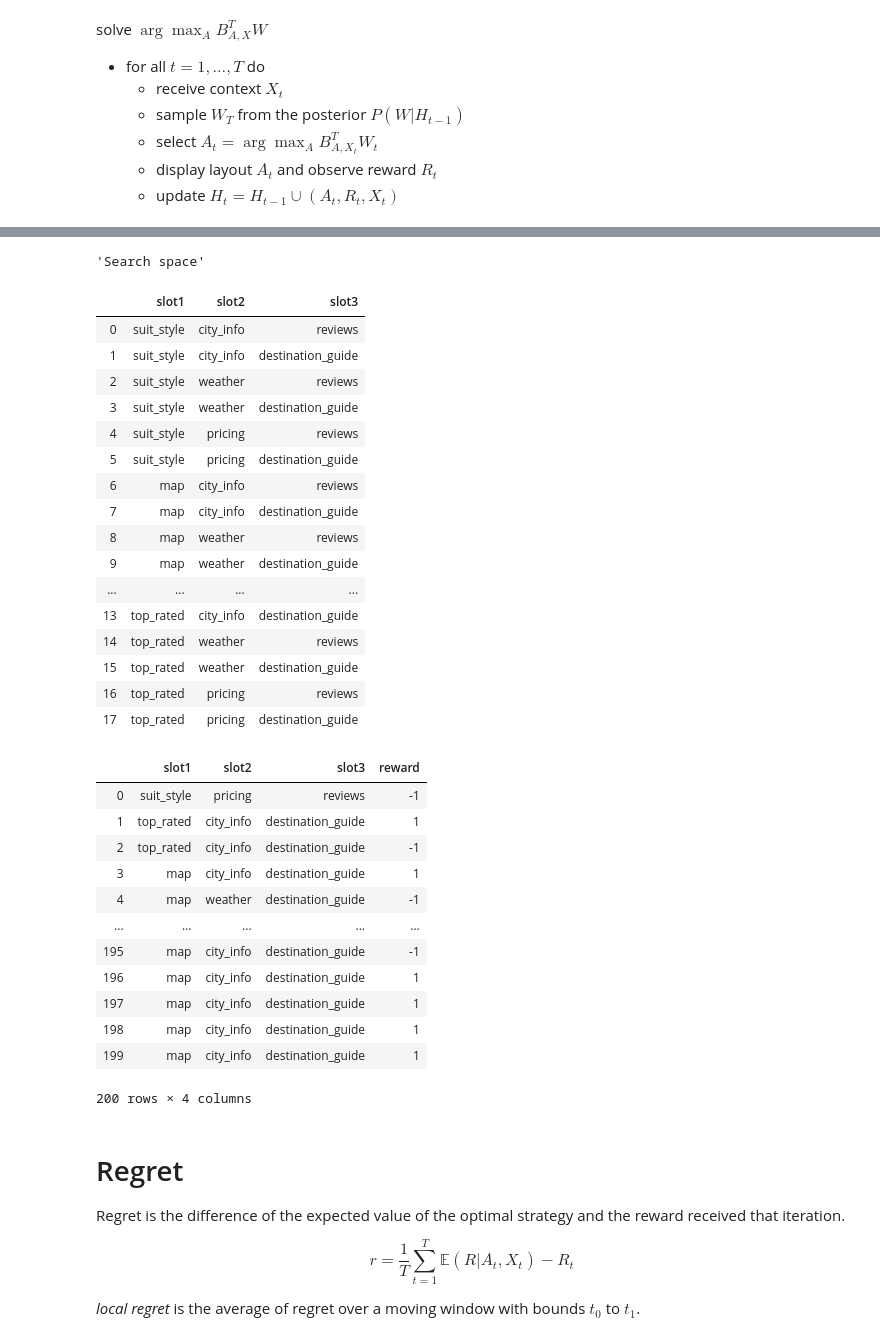
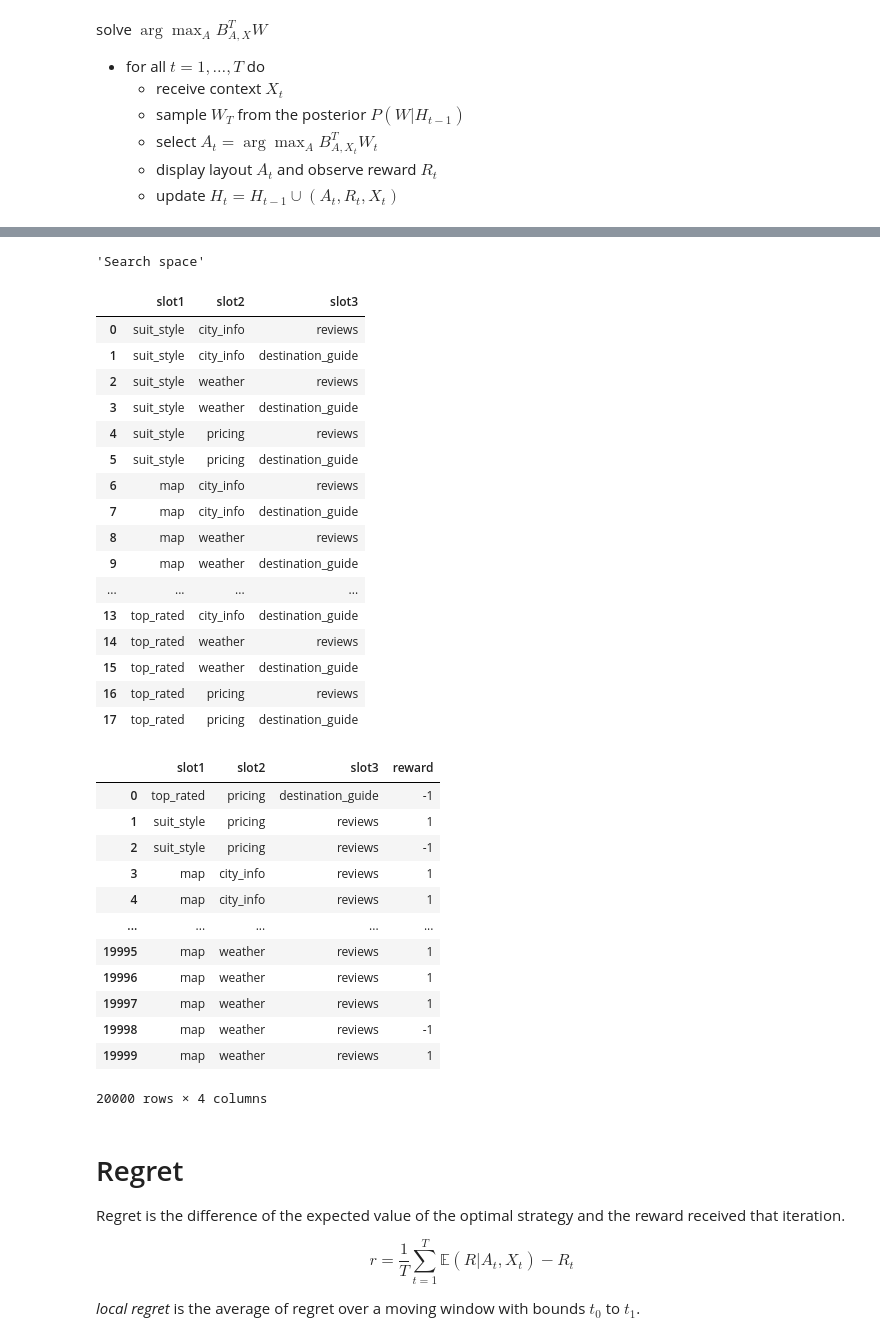
Before and after one commit to rfdickerson/multiarmed-bandits, a Jupyter notebook: bandits.ipynb, the cells around one changed output, grey strips where cells are left out. Drawn from its saved outputs; the diff is of its cells as text; code cells hidden in the pictures.

```diff
--- a/bandits.ipynb
+++ b/bandits.ipynb
@@ -474,12 +474,17 @@ display(H)
 B = np.array(to_features(H))
 
 # compute the weighted sum from model
-c1 = np.dot(w_tilde, B.T)
+c1 = w_tilde @ B.T
 
 # calculate the CDF
 n = norm.cdf(c1)
 
-best_layout = np.argmax(n)
+# use the get the index of the best layout
+best_layout_index = np.argmax(n)
 
-display(b1[best_layout])
+best_layout = B[best_layout_index]
+
+to_categories(best_layout, columns=["slot1", "slot2", "slot3"])
+
+display(best_layout)
 # %% [output]
@@ -510,7 +515,7 @@ def search_space():
     S["slot3"] = S["slot3"].cat.set_categories(choices_slot_3)
     return S
 
-def thompson_step(mu, sigma, H):
+def thompson_step(mu, sigma, H, s):
 
     # get context
 
@@ -519,9 +524,6 @@ def thompson_step(mu, sigma, H):
 
     # generate the search space
     # convert to a matrix
-    S = search_space()
-    St = to_features(S)
-    s = St.values
 
     # compute the posteriors for each
     #s = np.sum(w * s, axis=1)
@@ -548,53 +550,56 @@ def thompson_step(mu, sigma, H):
     return mu, sigma, H
 # %%
 S = search_space()
+St = to_features(S)
+s = St.values
+
 d = 9
-N = 200
+N = 20000
 
 display("Search space", S)
 
 mu = np.zeros(d)
 sigma = np.ones(d)
 
 H = pd.DataFrame(columns=["slot1", "slot2", "slot3", "reward"])
 
 for t in range(N):
-    mu, sigma, H = thompson_step(mu, sigma, H)
+    mu, sigma, H = thompson_step(mu, sigma, H, s)
 
 
 display(H)
 # %% [output]
 'Search space'
 |  | slot1 | slot2 | slot3 |
 | 0 | suit_style | city_info | reviews |
 | 1 | suit_style | city_info | destination_guide |
 | 2 | suit_style | weather | reviews |
 | 3 | suit_style | weather | destination_guide |
 | 4 | suit_style | pricing | reviews |
 | 5 | suit_style | pricing | destination_guide |
 | 6 | map | city_info | reviews |
 | 7 | map | city_info | destination_guide |
 | 8 | map | weather | reviews |
 | 9 | map | weather | destination_guide |
 | ... | ... | ... | ... |
 | 13 | top_rated | city_info | destination_guide |
 | 14 | top_rated | weather | reviews |
 | 15 | top_rated | weather | destination_guide |
 | 16 | top_rated | pricing | reviews |
 | 17 | top_rated | pricing | destination_guide |
 |  | slot1 | slot2 | slot3 | reward |
-| 0 | suit_style | pricing | reviews | -1 |
-| 1 | top_rated | city_info | destination_guide | 1 |
-| 2 | top_rated | city_info | destination_guide | -1 |
-| 3 | map | city_info | destination_guide | 1 |
-| 4 | map | weather | destination_guide | -1 |
+| 0 | top_rated | pricing | destination_guide | -1 |
+| 1 | suit_style | pricing | reviews | 1 |
+| 2 | suit_style | pricing | reviews | -1 |
+| 3 | map | city_info | reviews | 1 |
+| 4 | map | city_info | reviews | 1 |
 | ... | ... | ... | ... | ... |
-| 195 | map | city_info | destination_guide | -1 |
-| 196 | map | city_info | destination_guide | 1 |
-| 197 | map | city_info | destination_guide | 1 |
-| 198 | map | city_info | destination_guide | 1 |
-| 199 | map | city_info | destination_guide | 1 |
+| 19995 | map | weather | reviews | 1 |
+| 19996 | map | weather | reviews | 1 |
+| 19997 | map | weather | reviews | 1 |
+| 19998 | map | weather | reviews | -1 |
+| 19999 | map | weather | reviews | 1 |
-200 rows × 4 columns
+20000 rows × 4 columns
 # %% [markdown]
 # Regret
 
```
Also changed, not shown: parts of 5 cells of this notebook.
